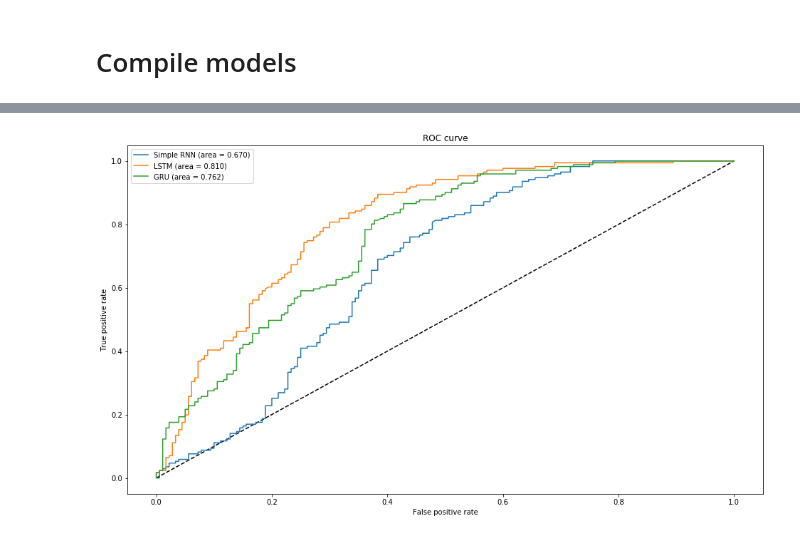
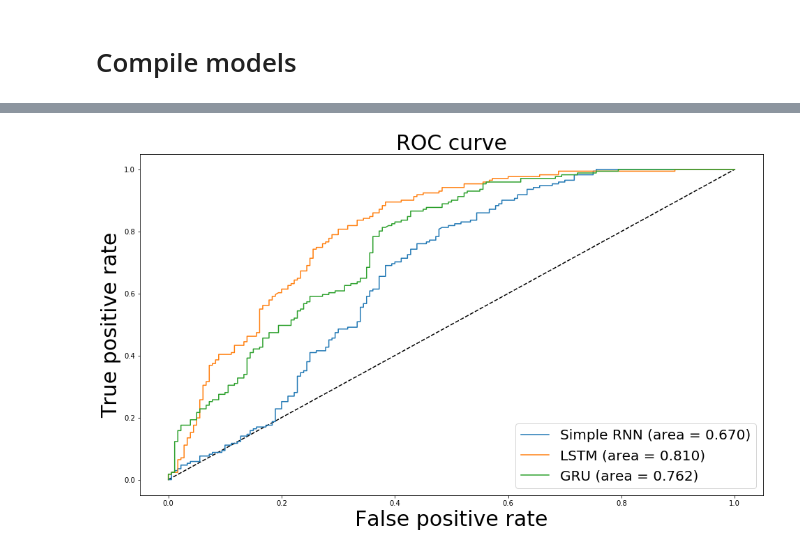
Before and after one commit to 0xd5dc/amazon-review-validator, a Jupyter notebook: Capstone 3/eda.ipynb, the cells around one changed output, grey strips where cells are left out. Drawn from its saved outputs; the diff is of its cells as text; code cells hidden in the pictures.

```diff
--- a/Capstone 3/eda.ipynb
+++ b/Capstone 3/eda.ipynb
@@ -163,14 +163,14 @@ names=['Simple RNN','LSTM','GRU']
 # %%
 plt.figure(1,figsize=(16,9))
 plt.plot([0, 1], [0, 1], 'k--')
 for i,model in enumerate(models):
     fpr_keras, tpr_keras, auc_keras=get_roc(model)
     plt.plot(fpr_keras, tpr_keras, label='{0} (area = {1:.3f})'.format(names[i],auc_keras))
-plt.xlabel('False positive rate')
-plt.ylabel('True positive rate')
-plt.title('ROC curve')
-plt.legend(loc='best')
+plt.xlabel('False positive rate', fontsize= 30)
+plt.ylabel('True positive rate', fontsize= 30)
+plt.title('ROC curve', fontsize= 30)
+plt.legend(loc='best', fontsize= 20)
 plt.savefig('results/roc.png')
 plt.show()
 # %% [output]
-[figure, old version]
+[figure, new version]
```
Also changed, not shown: 1 other file.
